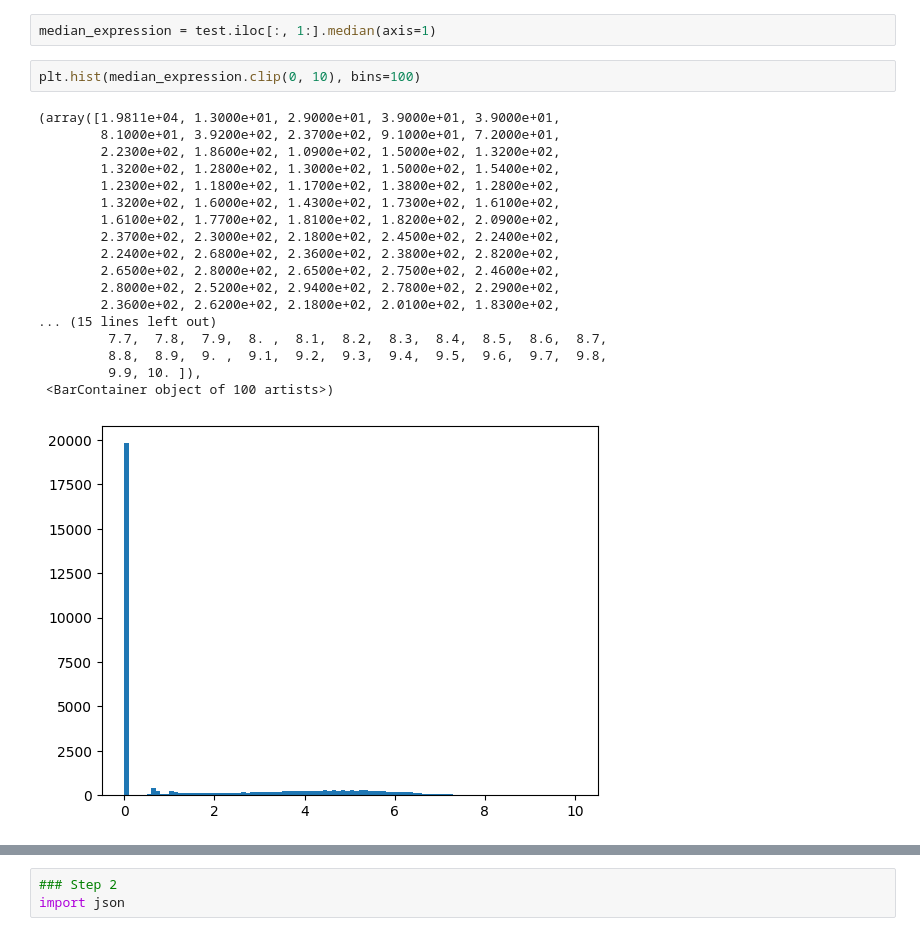
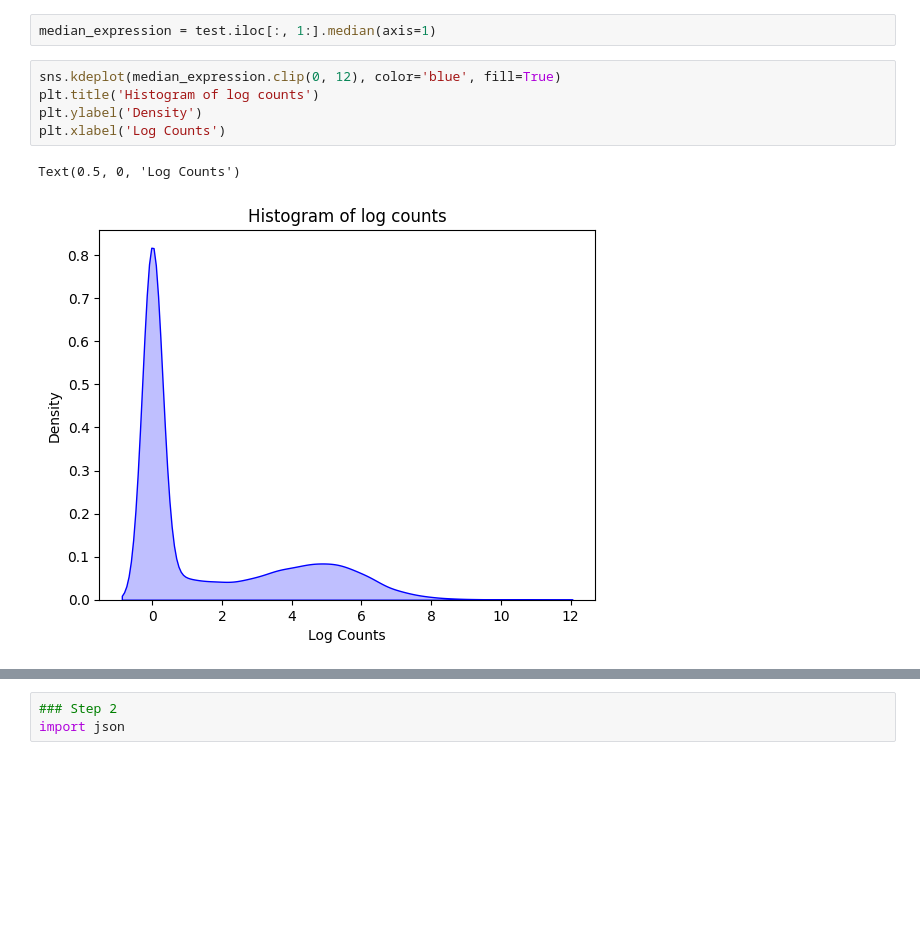
Before and after one commit to marielledoenges/BioInfoAlg_RheumArth, a Jupyter notebook: assignment2-billzhao.ipynb, the cells around one changed output, grey strips where cells are left out. Saved outputs shown, nothing was run; the diff lists cells and outputs as text; blank space fills up the shorter version.

```diff
--- a/assignment2-billzhao.ipynb
+++ b/assignment2-billzhao.ipynb
@@ -68,24 +60,11 @@ test = df.copy()
 test.iloc[:, 1:] = np.log1p(df.iloc[:, 1:])
 # %%
 median_expression = test.iloc[:, 1:].median(axis=1)
-# %%
-plt.hist(median_expression.clip(0, 10), bins=100)
-# %% [output]
-(array([1.9811e+04, 1.3000e+01, 2.9000e+01, 3.9000e+01, 3.9000e+01,
-        8.1000e+01, 3.9200e+02, 2.3700e+02, 9.1000e+01, 7.2000e+01,
-        2.2300e+02, 1.8600e+02, 1.0900e+02, 1.5000e+02, 1.3200e+02,
-        1.3200e+02, 1.2800e+02, 1.3000e+02, 1.5000e+02, 1.5400e+02,
-        1.2300e+02, 1.1800e+02, 1.1700e+02, 1.3800e+02, 1.2800e+02,
-        1.3200e+02, 1.6000e+02, 1.4300e+02, 1.7300e+02, 1.6100e+02,
-        1.6100e+02, 1.7700e+02, 1.8100e+02, 1.8200e+02, 2.0900e+02,
-        2.3700e+02, 2.3000e+02, 2.1800e+02, 2.4500e+02, 2.2400e+02,
-        2.2400e+02, 2.6800e+02, 2.3600e+02, 2.3800e+02, 2.8200e+02,
-        2.6500e+02, 2.8000e+02, 2.6500e+02, 2.7500e+02, 2.4600e+02,
-        2.8000e+02, 2.5200e+02, 2.9400e+02, 2.7800e+02, 2.2900e+02,
-        2.3600e+02, 2.6200e+02, 2.1800e+02, 2.0100e+02, 1.8300e+02,
-... (15 lines left out)
-         7.7,  7.8,  7.9,  8. ,  8.1,  8.2,  8.3,  8.4,  8.5,  8.6,  8.7,
-         8.8,  8.9,  9. ,  9.1,  9.2,  9.3,  9.4,  9.5,  9.6,  9.7,  9.8,
-         9.9, 10. ]),
- <BarContainer object of 100 artists>)
-[figure, removed]
+# %%
+sns.kdeplot(median_expression.clip(0, 12), color='blue', fill=True)
+plt.title('Histogram of log counts')
+plt.ylabel('Density')
+plt.xlabel('Log Counts')
+# %% [output]
+Text(0.5, 0, 'Log Counts')
+[figure, added]
```
Also changed, not shown: parts of 43 cells of this notebook, 1 other file.
